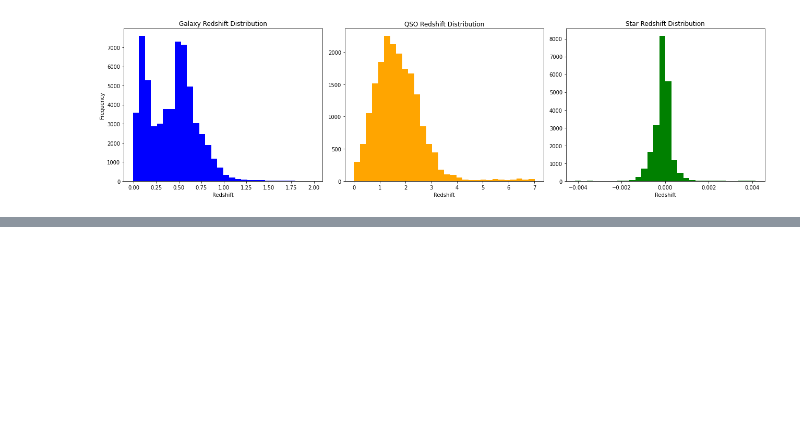
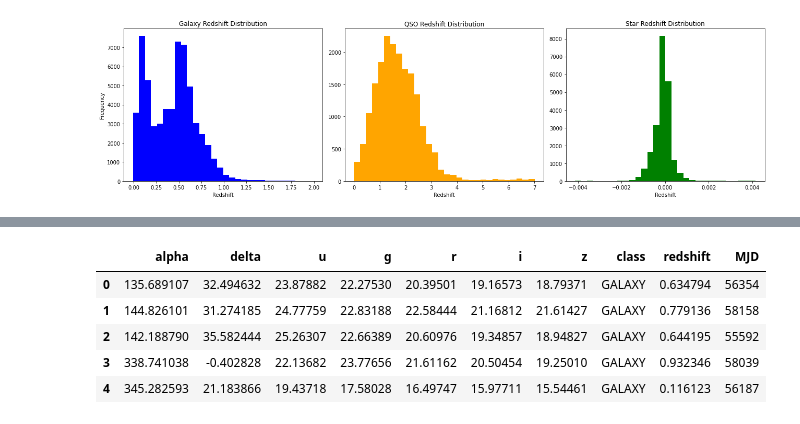
Before and after one commit to Antonello03/MachineLearning, a Jupyter notebook: Stellar_Classification_Project/model.ipynb, the cells around one changed output, grey strips where cells are left out. Cells and saved outputs as stored; diff of their text form; code cells hidden in the pictures; blank space fills up the shorter version.

```diff
--- a/Stellar_Classification_Project/model.ipynb
+++ b/Stellar_Classification_Project/model.ipynb
@@ -216,0 +220,12 @@ plt.show()
+# %%
+columns_to_drop = ['obj_ID','run_ID', 'rerun_ID', 'cam_col', 'field_ID', 'spec_obj_ID','plate','fiber_ID']
+df_dropped = df.drop(columns=columns_to_drop)
+
+df_dropped.head()
+# %% [output]
+|  | alpha | delta | u | g | r | i | z | class | redshift | MJD |
+| 0 | 135.689107 | 32.494632 | 23.87882 | 22.27530 | 20.39501 | 19.16573 | 18.79371 | GALAXY | 0.634794 | 56354 |
+| 1 | 144.826101 | 31.274185 | 24.77759 | 22.83188 | 22.58444 | 21.16812 | 21.61427 | GALAXY | 0.779136 | 58158 |
+| 2 | 142.188790 | 35.582444 | 25.26307 | 22.66389 | 20.60976 | 19.34857 | 18.94827 | GALAXY | 0.644195 | 55592 |
+| 3 | 338.741038 | -0.402828 | 22.13682 | 23.77656 | 21.61162 | 20.50454 | 19.25010 | GALAXY | 0.932346 | 58039 |
+| 4 | 345.282593 | 21.183866 | 19.43718 | 17.58028 | 16.49747 | 15.97711 | 15.54461 | GALAXY | 0.116123 | 56187 |
```
Also changed, not shown: parts of 11 cells of this notebook.
